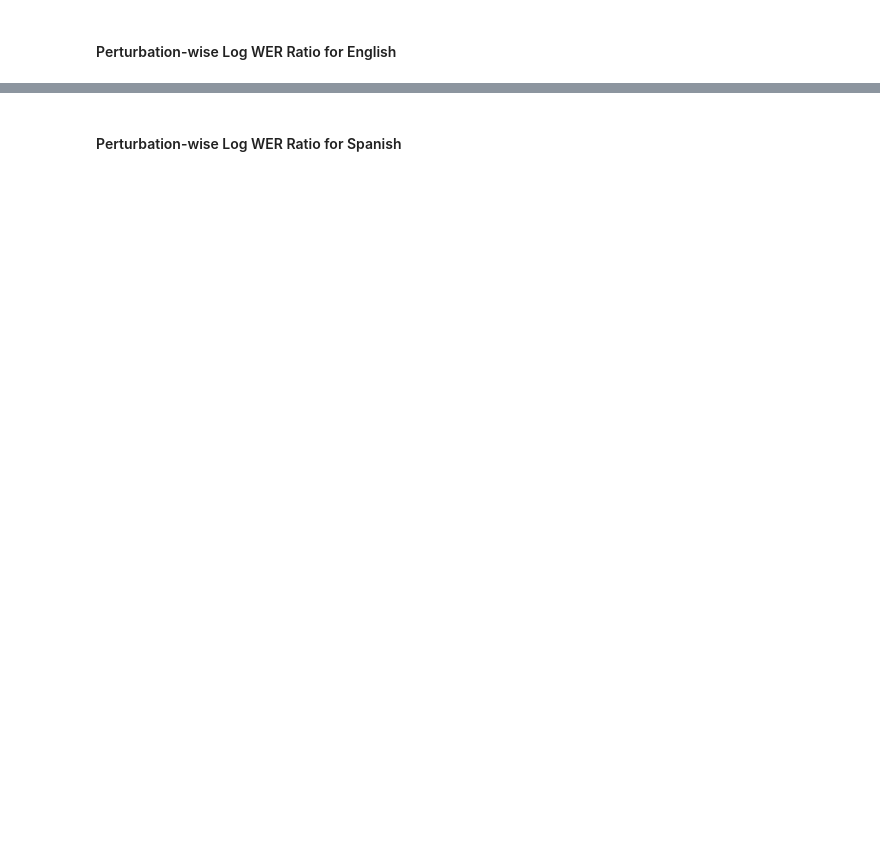
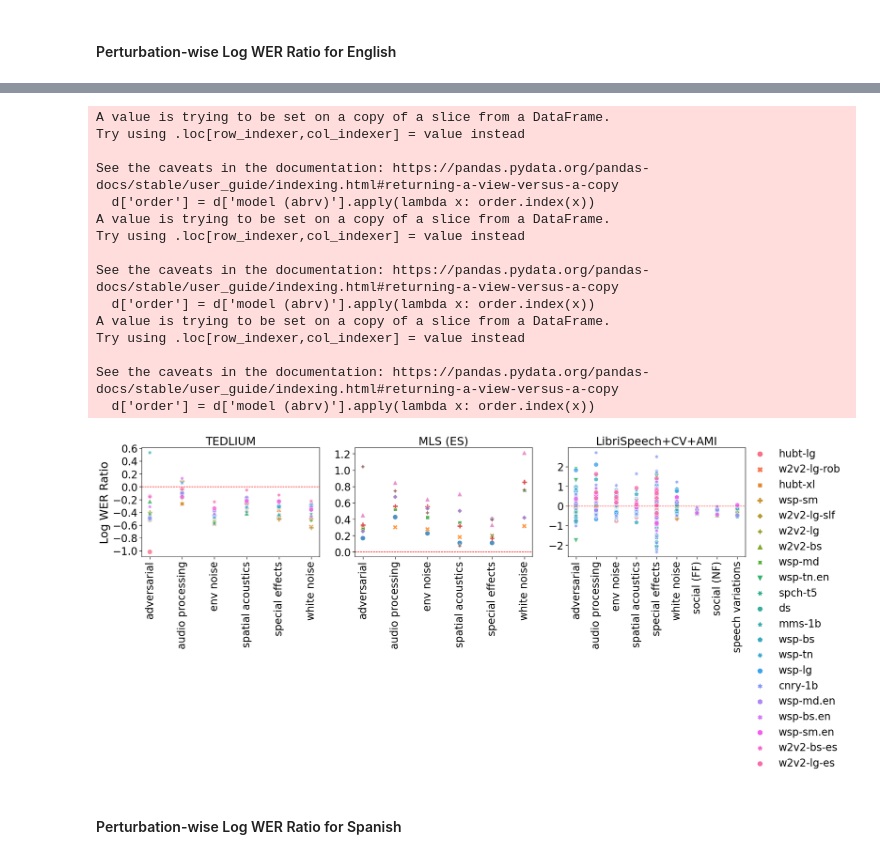
Before and after one commit to ahmedshah1494/speech_robust_bench, a Jupyter notebook: gender_analysis.ipynb, the cells around one changed output, grey strips where cells are left out. Cells and saved outputs as stored; diff of their text form; code cells hidden in the pictures; blank space fills up the shorter version.

```diff
--- a/gender_analysis.ipynb
+++ b/gender_analysis.ipynb
@@ -217,2 +320,79 @@ with sns.plotting_context('paper', font_scale=2.8):
+# %%
+data=corruption_results_diff_df[~(corruption_results_diff_df['augmentation'].str.contains('+',regex=False)) & ~(corruption_results_diff_df['augmentation'].isin(['unoise', 'voice_conversion_vctk', 'voice_conversion']))]
+# data = data.replace({'env_noise_esc50': 'env_noise', 'voice_conversion_vctk': 'voice_conversion'})
+metric = 'Log WER Ratio'
+data = data.pivot_table(index=['model (abrv)', 'dataset', 'category', 'augmentation'], values=[metric]).reset_index()
+# data[data['model (abrv)'].isin(['wsp-md', 'cnry-1b'])].pivot_table(index='category', columns='model (abrv)', values=metric)
+avg_metric_df = data.pivot_table(index=['model (abrv)'], values=metric, aggfunc='mean').sort_values(by=metric)
+order = avg_metric_df.reset_index()['model (abrv)'].tolist()
+data['order'] = data['model (abrv)'].apply(lambda x: order.index(x))
+data = data.sort_values(by=['order', 'model (abrv)'])
+
+from matplotlib.lines import Line2D
+markers = dict(zip(data['model (abrv)'].unique(),['o', 'x', 's', 'P', 'X', 'D', (4,1,0), '^', (4,1,45), 'v']))
+# hues = dict(zip(data.category.unique(),sns.color_palette('Set1')))
+
+plt.figure(figsize=(22,4))
+with sns.plotting_context('paper', font_scale=2.4, rc={'lines.linewidth': 1, 'lines.markersize':10}):
+    plt.subplot(1,3,1)
+    d = data[data['dataset'] == 'TEDLIUM']
+
+    order = d.pivot_table(index='model (abrv)', values=metric, aggfunc='mean').sort_values(by=metric).reset_index()['model (abrv)'].tolist()
+    d['order'] = d['model (abrv)'].apply(lambda x: order.index(x))
+    d = d.sort_values(by=['order', 'model (abrv)'])
+    plt.title('TEDLIUM')
+    # ax = sns.barplot(data=d, x='model (abrv)', y=metric, ci=False)
+    d = d.pivot_table(index=['model (abrv)', 'category', 'order'], values=metric, aggfunc='mean').reset_index().sort_values(by=['order', 'model (abrv)'])
+    ax = sns.scatterplot(data=d, x='category', y='Log WER Ratio', hue='model (abrv)', style='model (abrv)', alpha=0.8, legend=False)
+    ax.axhline(0, ls='--', color='red')
+    plt.xlabel('')
+    plt.xticks(rotation=90, ha='center')
+
+    plt.subplot(1,3,2)
+    d = data[data['dataset'] == 'MLS (ES)']
+
+    order = d.pivot_table(index='model (abrv)', values=metric, aggfunc='mean').sort_values(by=metric).reset_index()['model (abrv)'].tolist()
+    d['order'] = d['model (abrv)'].apply(lambda x: order.index(x))
+    d = d.sort_values(by=['order', 'model (abrv)'])
+    plt.title('MLS (ES)')
+    d = d.pivot_table(index=['model (abrv)', 'category', 'order'], values=metric, aggfunc='mean').reset_index().sort_values(by=['order', 'model (abrv)'])
+    ax = sns.scatterplot(data=d, x='category', y='Log WER Ratio', hue='model (abrv)', style='model (abrv)', alpha=0.8, legend=False)
+    ax.axhline(0, ls='--', color='red')
+    plt.xlabel('')
+    plt.ylabel('')
+    plt.xticks(rotation=90, ha='center')
+
+    plt.subplot(1,3,3)
+    d = data[~(data['dataset'].isin(['TEDLIUM', 'MLS (ES)']))]
+    order = d.pivot_table(index='model (abrv)', values=metric, aggfunc='mean').sort_values(by=metric).reset_index()['model (abrv)'].tolist()
+    d['order'] = d['model (abrv)'].apply(lambda x: order.index(x))
+    d = d.sort_values(by=['order', 'model (abrv)'])
+    plt.title('LibriSpeech+CV+AMI')
+    d = d.pivot_table(index=['model (abrv)', 'category', 'order'], values=metric, aggfunc='mean').reset_index().sort_values(by=['order', 'model (abrv)'])
+    ax = sns.scatterplot(data=d, x='category', y='Log WER Ratio', hue='model (abrv)', style='model (abrv)', alpha=0.8, legend=False)
+    ax.legend_ = legend
+    plt.legend(bbox_to_anchor=(1., 1.03), loc=2, ncol=1, borderaxespad=0., frameon=False)
+    ax.axhline(0, ls='--', color='red')
+    plt.xlabel('')
+    plt.ylabel('')
+    plt.xticks(rotation=90, ha='center')
+    # plt.tight_layout()
+# %% [output]
+A value is trying to be set on a copy of a slice from a DataFrame.
+Try using .loc[row_indexer,col_indexer] = value instead
+
+See the caveats in the documentation: https://pandas.pydata.org/pandas-docs/stable/user_guide/indexing.html#returning-a-view-versus-a-copy
+  d['order'] = d['model (abrv)'].apply(lambda x: order.index(x))
+A value is trying to be set on a copy of a slice from a DataFrame.
+Try using .loc[row_indexer,col_indexer] = value instead
+
+See the caveats in the documentation: https://pandas.pydata.org/pandas-docs/stable/user_guide/indexing.html#returning-a-view-versus-a-copy
+  d['order'] = d['model (abrv)'].apply(lambda x: order.index(x))
+A value is trying to be set on a copy of a slice from a DataFrame.
+Try using .loc[row_indexer,col_indexer] = value instead
+
+See the caveats in the documentation: https://pandas.pydata.org/pandas-docs/stable/user_guide/indexing.html#returning-a-view-versus-a-copy
+  d['order'] = d['model (abrv)'].apply(lambda x: order.index(x))
+[figure, added]
 # %% [markdown]
 #### Perturbation-wise Log WER Ratio for Spanish
```
Also changed, not shown: parts of 43 cells of this notebook, 1 other file.
